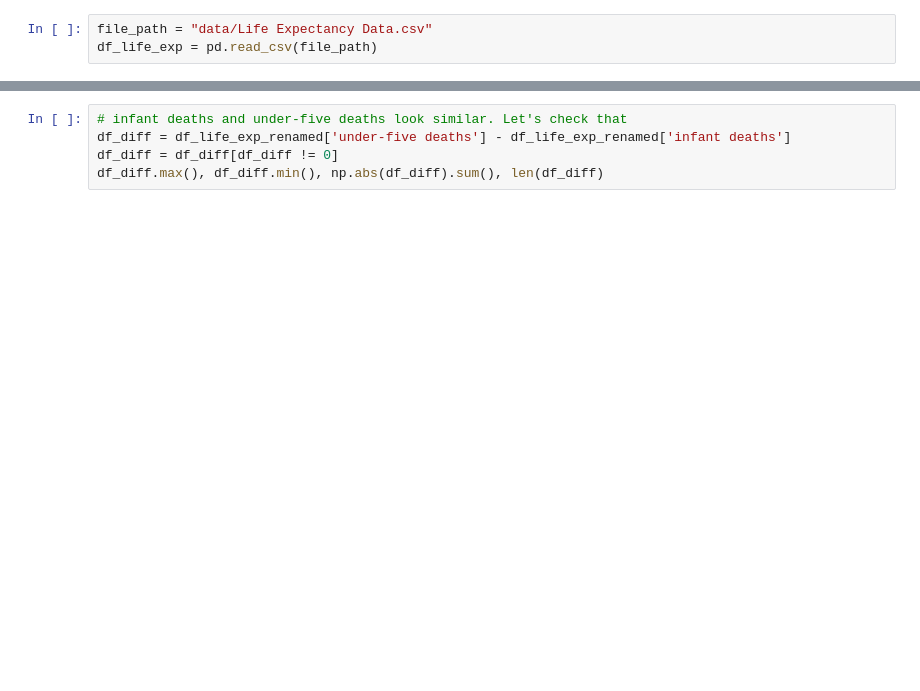
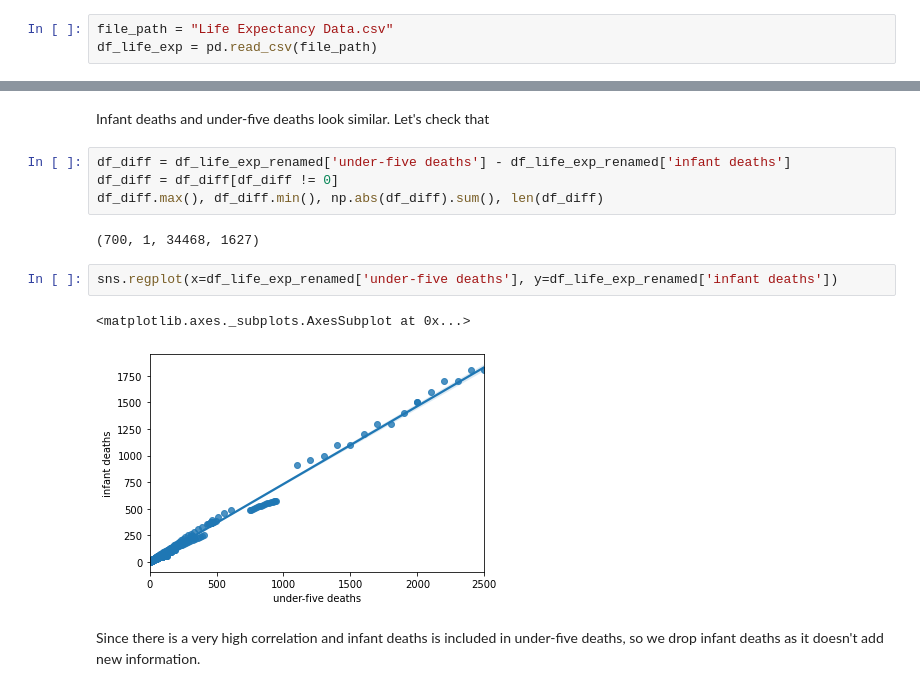
Before and after one commit to Ahmed-Mamdouh99/Data-Engineering-Project, a Jupyter notebook: life_expectancy.ipynb, the cells around one changed output, grey strips where cells are left out. Cells and saved outputs as stored; diff of their text form; blank space fills up the shorter version.

```diff
--- a/life_expectancy.ipynb
+++ b/life_expectancy.ipynb
@@ -7,6 +8,6 @@ import matplotlib.pyplot as plt
 import re
 # %%
-file_path = "data/Life Expectancy Data.csv"
+file_path = "Life Expectancy Data.csv"
 df_life_exp = pd.read_csv(file_path)
 # %%
 df_life_exp.info()
@@ -26,6 +72,16 @@ df_life_exp_renamed = df_life_exp.rename(columns=new_col_names)
+# %% [markdown]
+Infant deaths and under-five deaths look similar. Let's check that
 # %%
-# infant deaths and under-five deaths look similar. Let's check that
 df_diff = df_life_exp_renamed['under-five deaths'] - df_life_exp_renamed['infant deaths']
 df_diff = df_diff[df_diff != 0]
 df_diff.max(), df_diff.min(), np.abs(df_diff).sum(), len(df_diff)
+# %% [output]
+(700, 1, 34468, 1627)
+# %%
+sns.regplot(x=df_life_exp_renamed['under-five deaths'], y=df_life_exp_renamed['infant deaths'])
+# %% [output]
+<matplotlib.axes._subplots.AxesSubplot at 0x...>
+[figure, added]
+# %% [markdown]
+Since there is a very high correlation and infant deaths is included in under-five deaths, so we drop infant deaths as it doesn't add new information.
 # %%
```
Also changed, not shown: parts of 18 cells of this notebook.
